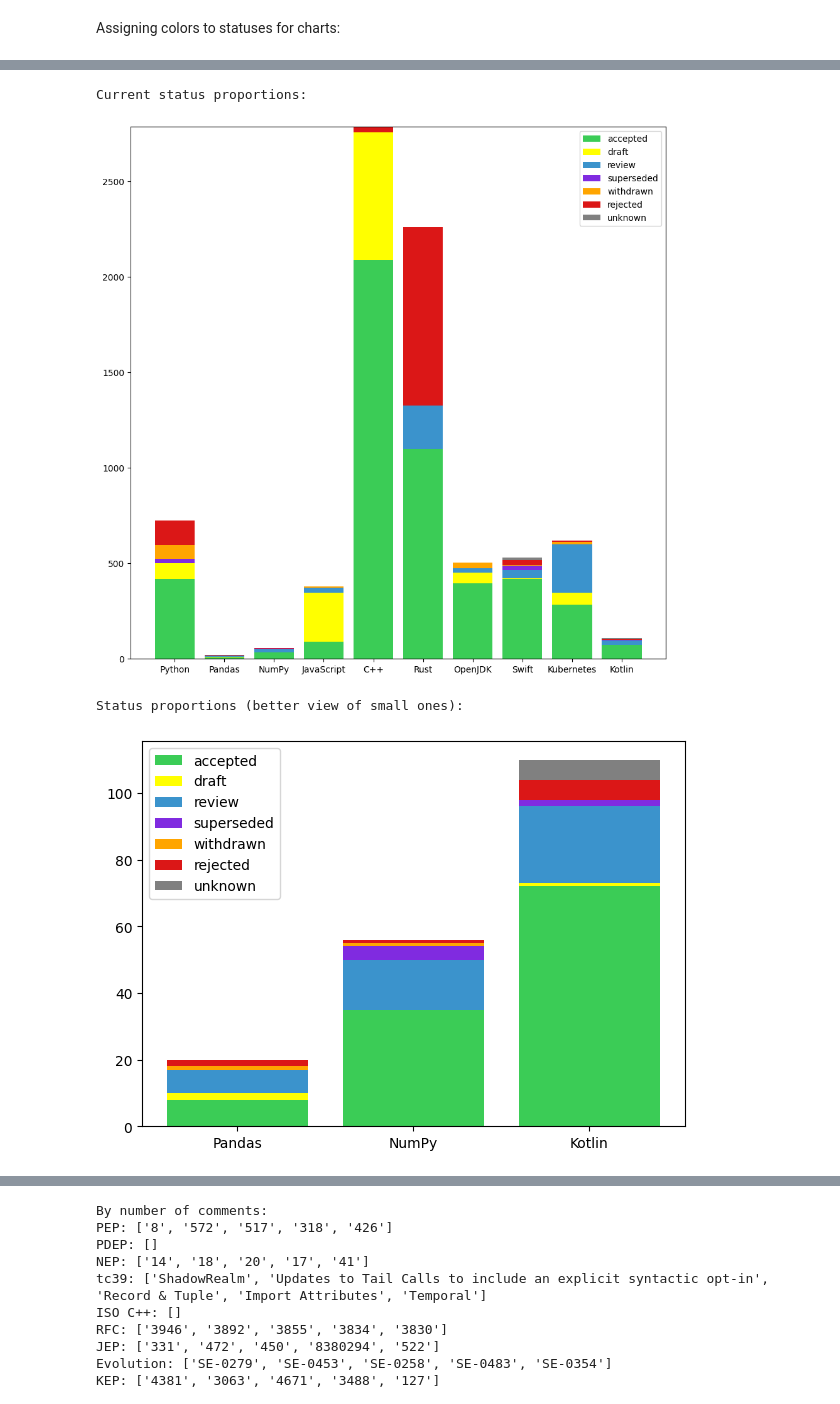
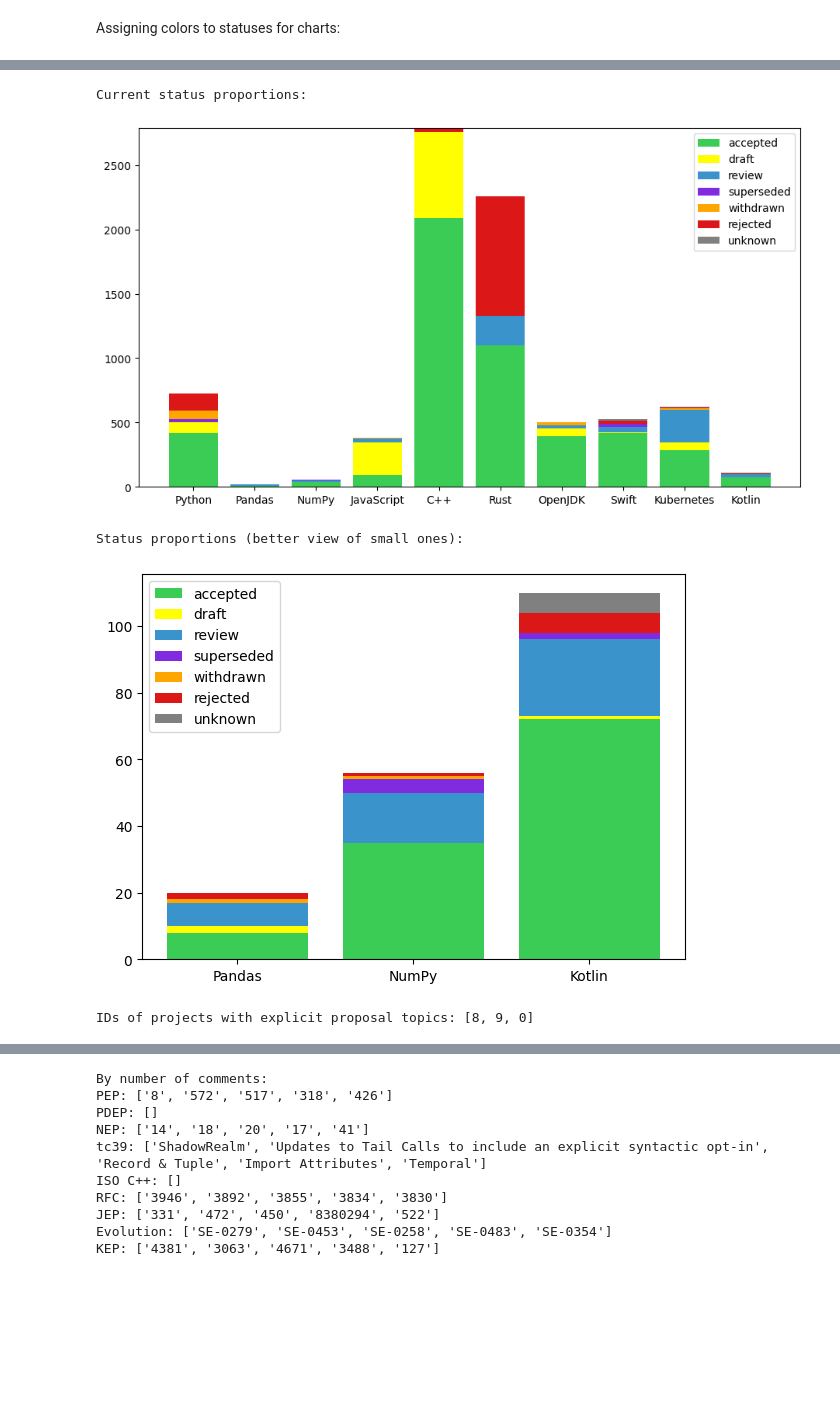
Before and after one commit to StijnRis/cse3000-sep, a Jupyter notebook: rq4-nep-jep/analysis.ipynb, the cells around one changed output, grey strips where cells are left out. Drawn from its saved outputs; the diff is of its cells as text; code cells hidden in the pictures; blank space fills up the shorter version.

```diff
--- a/rq4-nep-jep/analysis.ipynb
+++ b/rq4-nep-jep/analysis.ipynb
@@ -74,7 +56,11 @@ projects: dict[int, Project] = {}
 for project in session.scalars(select(Project)):
   projects[project.project_id] = project
 
-# such as april fools proposals
-useless_proposals: set[tuple[int, str]] = {(5, '2672')}
+# e.g. plain pull requests wrongly identified as proposals
+useless_proposals: dict[int, set[str]] = {
+  5: {'2672', '3878', '2682', '2456', '2299', '2177', '1905', '1970', '1981', '1902', '1900',
+    '1706', '1704', '1656', '1569', '1165', '1097', '1088', '1013', '3195', '2994', '0978',
+    '0868', '0899', '0923'}
+}
 # %%
 """
@@ -89,7 +101,9 @@ Computing the proportions of each status, within each project (only considering
 # %%
-from collections.abc import Iterable
-
-def bar_statuses_for_projects(project_ids: Iterable[int]):
+"""
+Plots the distributions of current statuses across the given projects
+Returns total heights of bars
+"""
+def bar_statuses_for_projects(project_ids: Iterable[int]) -> list[int]:
   proj_names = [projects[proj_id].project_name for proj_id in project_ids]
   proj_stat_counts: list[Counter[NormalisedStatus]] = []
   for proj_id in project_ids:
@@ -97,26 +111,40 @@ def bar_statuses_for_projects(project_ids: Iterable[int]):
     proj_stat_counts.append(status_counts([(proj_id, prop_id)
       for prop_id in prop_ids]))
 
-  bar_levels = np.zeros(len(proj_names))
+  bar_levels = np.zeros(len(proj_names), dtype=int)
   for stat in NormalisedStatus:
     stat_count = [cnt[stat] for cnt in proj_stat_counts]
     plt.bar(proj_names, stat_count, bottom=bar_levels, color=status_color[stat])
     bar_levels += stat_count
+
+  return list(bar_levels)
 # %%
+project_ids = projects.keys()
+
 print('Current status proportions:')
-plt.figure(figsize=(11,11))
-bar_statuses_for_projects(projects.keys())
+
+plt.figure(figsize=(11,6))
+bar_sizes = bar_statuses_for_projects(project_ids)
 plt.legend([stat.value for stat in NormalisedStatus])
 plt.show()
+
+print('Status proportions (better view of small ones):')
+
+max_size = max(bar_sizes)
+plt.figure(figsize=(7,5))
+bar_statuses_for_projects([p_id for i, p_id in enumerate(project_ids) if bar_sizes[i] * 10 < max_size])
+plt.legend([stat.value for stat in NormalisedStatus])
+plt.show()
 # %% [output]
 Current status proportions:
-[figure, old version]
+[figure, new version]
+Status proportions (better view of small ones):
+[figure, added]
-# %%
-print('Status proportions (better view of small ones):')
-plt.figure(figsize=(7,5))
-bar_statuses_for_projects([p_id for p_id in projects if p_id in [1,2,9]])
-plt.legend([stat.value for stat in NormalisedStatus])
-plt.show()
-# %% [output]
-Status proportions (better view of small ones):
-[figure, removed]
+# %%
+proposals_with_topics = list(session.scalars(select(Proposal)
+  .where(Proposal.topic.is_not(None))
+  .where(Proposal.topic.is_not(''))))
+projects_with_topics = list({p.project_id for p in proposals_with_topics})
+print('IDs of projects with explicit proposal topics:', projects_with_topics)
+# %% [output]
+IDs of projects with explicit proposal topics: [8, 9, 0]
```
Also changed, not shown: parts of 37 cells of this notebook, 3 other files.
